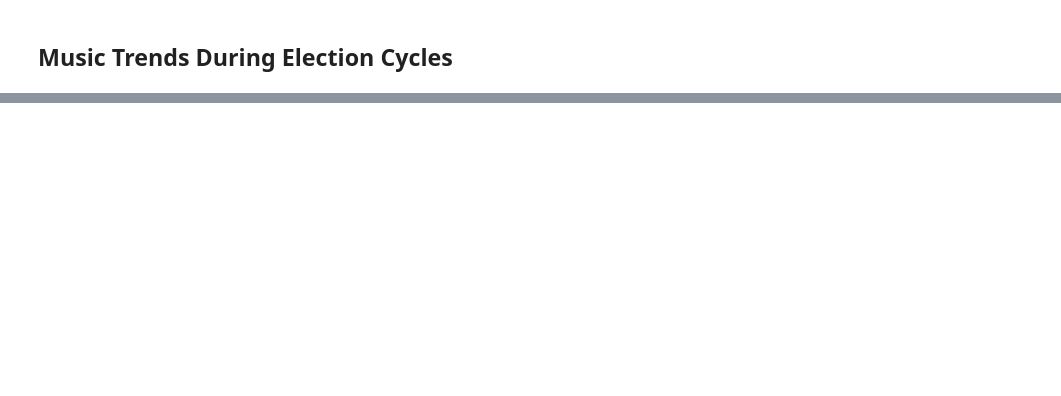
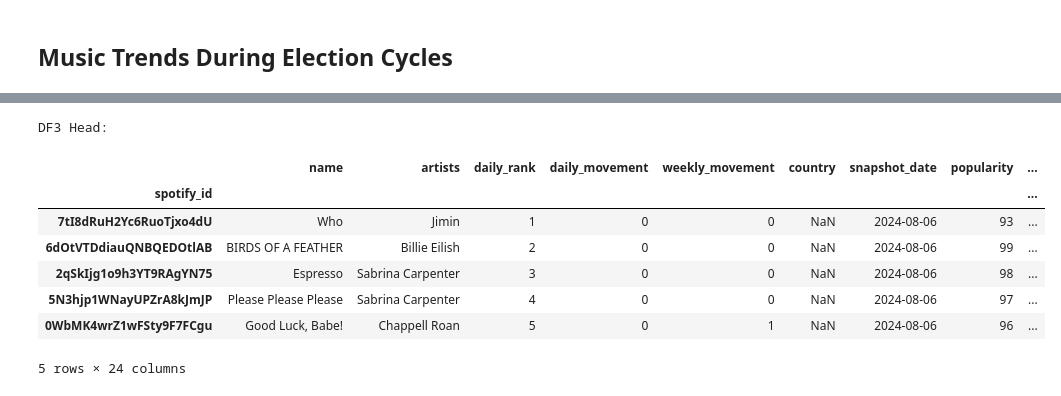
Before and after one commit to CSIS-NLU/Open-Science-101, a Jupyter notebook: Group-Projects/Music Trends During Election Cycles - Spotify/notebooks/SongPopularity_ElectionYears.ipynb, the cells around one changed output, grey strips where cells are left out. Saved outputs shown, nothing was run; the diff lists cells and outputs as text; code cells hidden in the pictures; blank space fills up the shorter version.

```diff
--- a/Group-Projects/Music Trends During Election Cycles - Spotify/notebooks/SongPopularity_ElectionYears.ipynb
+++ b/Group-Projects/Music Trends During Election Cycles - Spotify/notebooks/SongPopularity_ElectionYears.ipynb
@@ -20,0 +38,13 @@ df_15_19.head()
+# %%
+print("DF3 Head:")
+df3.head()
+# %% [output]
+DF3 Head:
+|  | name | artists | daily_rank | daily_movement | weekly_movement | country | snapshot_date | popularity | ... |
+| spotify_id |  |  |  |  |  |  |  |  | ... |
+| 7tI8dRuH2Yc6RuoTjxo4dU | Who | Jimin | 1 | 0 | 0 | NaN | 2024-08-06 | 93 | ... |
+| 6dOtVTDdiauQNBQEDOtlAB | BIRDS OF A FEATHER | Billie Eilish | 2 | 0 | 0 | NaN | 2024-08-06 | 99 | ... |
+| 2qSkIjg1o9h3YT9RAgYN75 | Espresso | Sabrina Carpenter | 3 | 0 | 0 | NaN | 2024-08-06 | 98 | ... |
+| 5N3hjp1WNayUPZrA8kJmJP | Please Please Please | Sabrina Carpenter | 4 | 0 | 0 | NaN | 2024-08-06 | 97 | ... |
+| 0WbMK4wrZ1wFSty9F7FCgu | Good Luck, Babe! | Chappell Roan | 5 | 0 | 1 | NaN | 2024-08-06 | 96 | ... |
+5 rows × 24 columns
```
Also changed, not shown: parts of 23 cells of this notebook.
